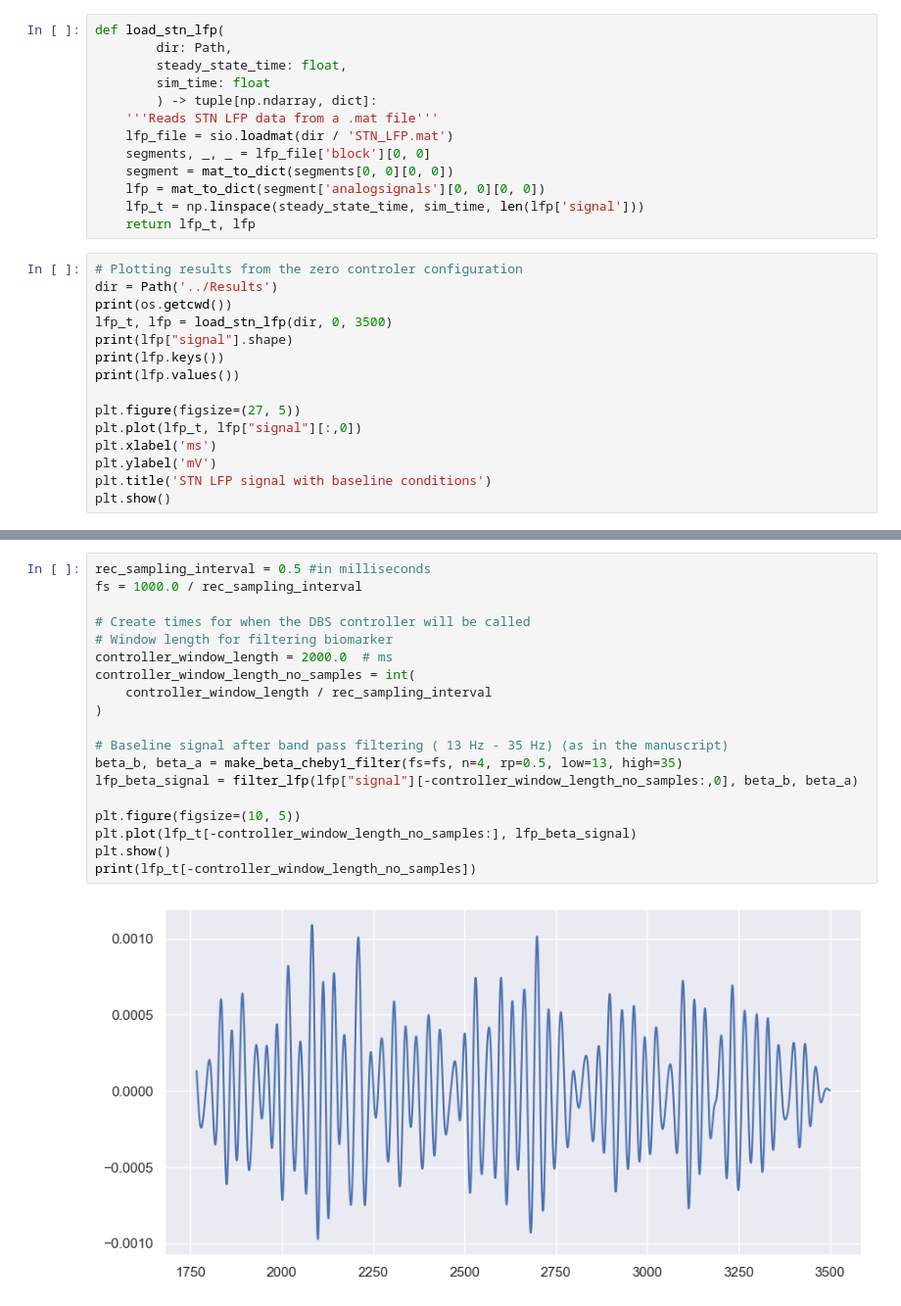
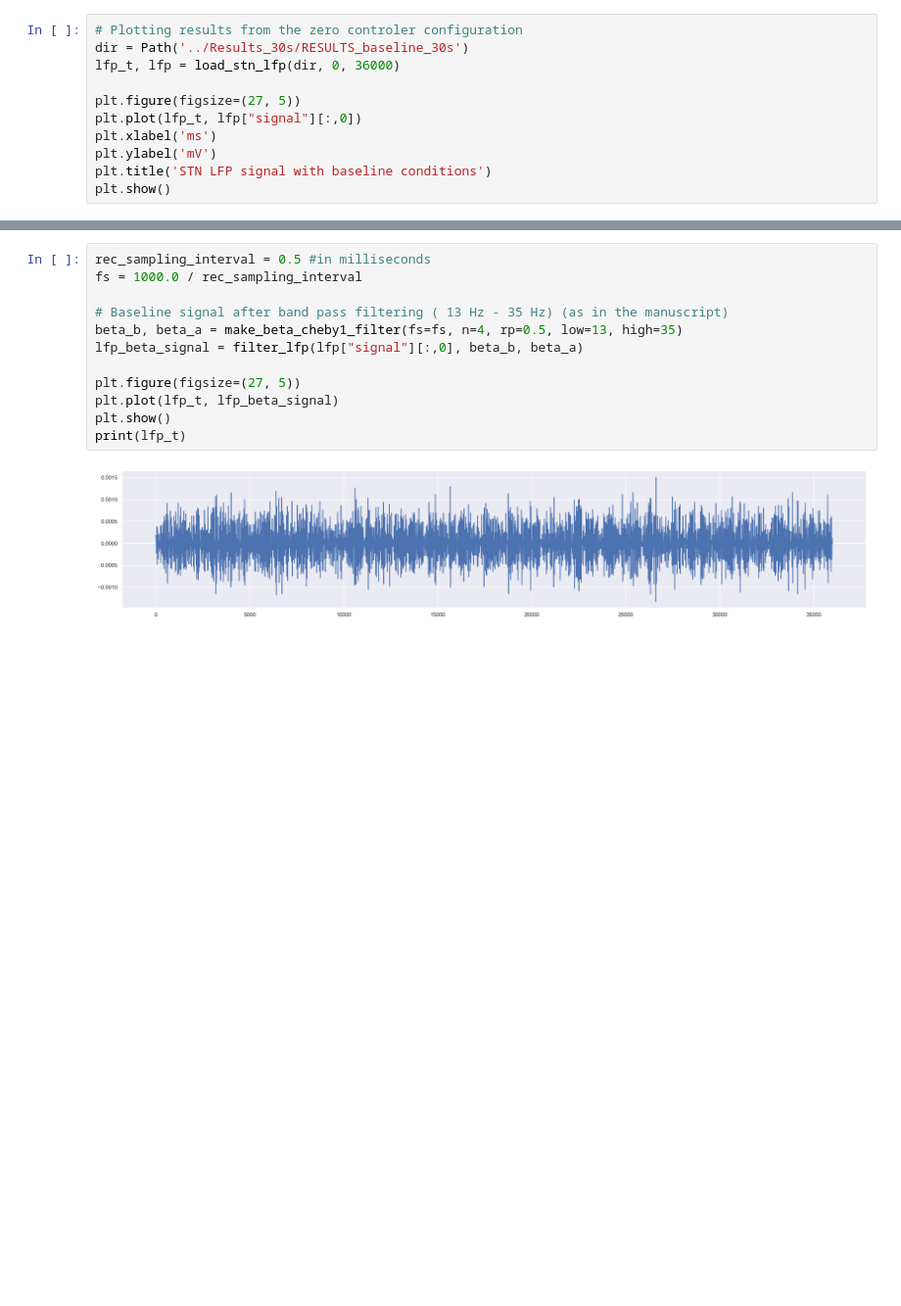
Before and after one commit to abelrassat7421/CBG_Model_Fleming_PTS, a Jupyter notebook: Results_freq_mod/plot_LFP.ipynb, the cells around one changed output, grey strips where cells are left out. Shown at 98% size. Saved outputs shown, nothing was run; the diff lists cells and outputs as text; blank space fills up the shorter version.

Commit message:
Recording data & plots

```diff
--- a/Results_freq_mod/plot_LFP.ipynb
+++ b/Results_freq_mod/plot_LFP.ipynb
@@ -50,24 +67,7 @@ def filter_lfp(lfp_signal, beta_b, beta_a):
-# %%
-def load_stn_lfp(
-        dir: Path,
-        steady_state_time: float,
-        sim_time: float
-        ) -> tuple[np.ndarray, dict]:
-    '''Reads STN LFP data from a .mat file'''
-    lfp_file = sio.loadmat(dir / 'STN_LFP.mat')
-    segments, _, _ = lfp_file['block'][0, 0]
-    segment = mat_to_dict(segments[0, 0][0, 0])
-    lfp = mat_to_dict(segment['analogsignals'][0, 0][0, 0])
-    lfp_t = np.linspace(steady_state_time, sim_time, len(lfp['signal']))
-    return lfp_t, lfp
 # %%
 # Plotting results from the zero controler configuration
-dir = Path('../Results')
-print(os.getcwd())
-lfp_t, lfp = load_stn_lfp(dir, 0, 3500)
-print(lfp["signal"].shape)
-print(lfp.keys())
-print(lfp.values())
+dir = Path('../Results_30s/RESULTS_baseline_30s')
+lfp_t, lfp = load_stn_lfp(dir, 0, 36000)
 
 plt.figure(figsize=(27, 5))
 plt.plot(lfp_t, lfp["signal"][:,0])
@@ -90,21 +80,14 @@ dict_values([array([[0.        ],
 # %%
 rec_sampling_interval = 0.5 #in milliseconds
 fs = 1000.0 / rec_sampling_interval
 
-# Create times for when the DBS controller will be called
-# Window length for filtering biomarker
-controller_window_length = 2000.0  # ms
-controller_window_length_no_samples = int(
-    controller_window_length / rec_sampling_interval
-)
-
 # Baseline signal after band pass filtering ( 13 Hz - 35 Hz) (as in the manuscript)
 beta_b, beta_a = make_beta_cheby1_filter(fs=fs, n=4, rp=0.5, low=13, high=35)
-lfp_beta_signal = filter_lfp(lfp["signal"][-controller_window_length_no_samples:,0], beta_b, beta_a)
+lfp_beta_signal = filter_lfp(lfp["signal"][:,0], beta_b, beta_a)
 
-plt.figure(figsize=(10, 5))
-plt.plot(lfp_t[-controller_window_length_no_samples:], lfp_beta_signal)
+plt.figure(figsize=(27, 5))
+plt.plot(lfp_t, lfp_beta_signal)
 plt.show()
-print(lfp_t[-controller_window_length_no_samples])
+print(lfp_t)
 # %% [output]
-[figure, old version]
+[figure, new version]
```
Also changed, not shown: parts of 12 cells of this notebook, 4 other files.
